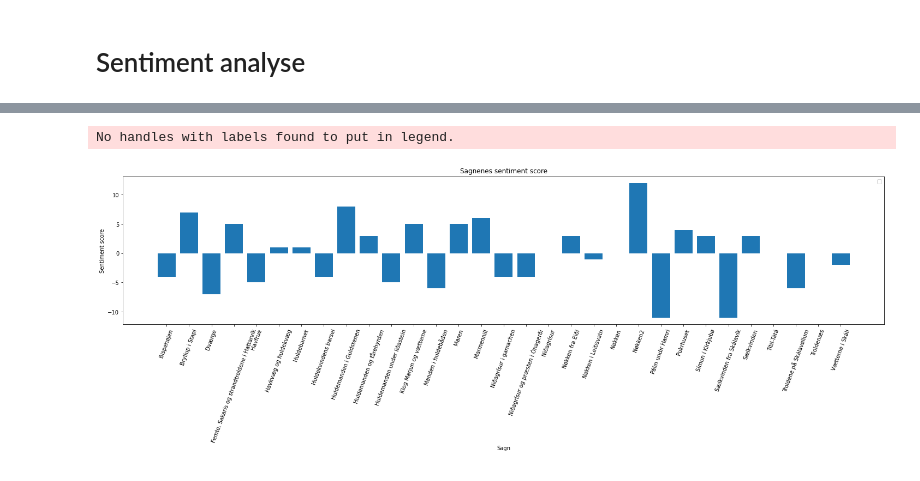
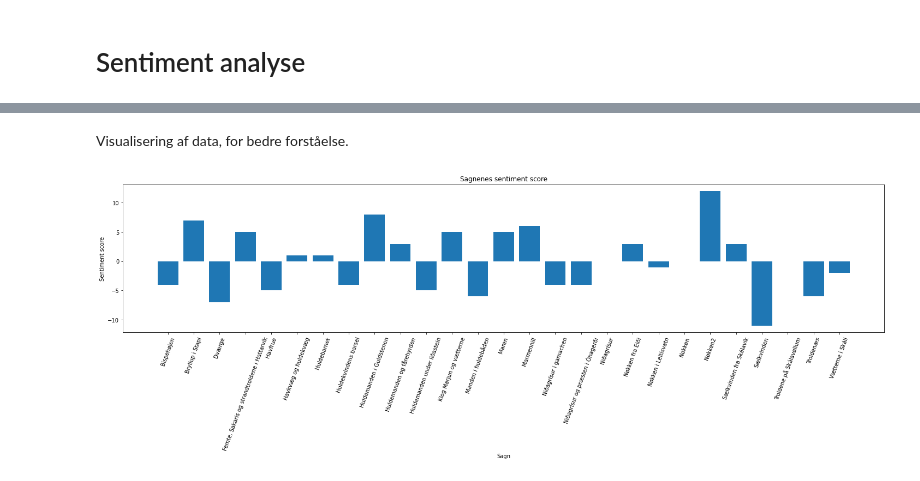
Before and after one commit to HjordisPoulsen/Eksamen, a Jupyter notebook: Eksamens script.ipynb, the cells around one changed output, grey strips where cells are left out. Cells and saved outputs as stored; diff of their text form; code cells hidden in the pictures.

```diff
--- a/Eksamens script.ipynb
+++ b/Eksamens script.ipynb
@@ -439,17 +555,17 @@ df_sagn
+# %% [markdown]
+Visualisering af data, for bedre forståelse.
 # %%
 plt.figure(figsize=(25,5))
 
 plt.title("Sagnenes sentiment score")
 
-plt.bar(df_sagn.Titler,df_sagn.Sentiment_score)
+plt.bar(df_sagn.Titler,df_sagn.Sentiment_score,)
 
 plt.ylabel("Sentiment score")
 plt.xlabel("Sagn")
 plt.xticks(rotation=70)
 
-plt.legend()
 plt.savefig("sagn_score.pdf", bbox_inches = "tight", dpi=200)
 plt.show()
 # %% [output]
-No handles with labels found to put in legend.
-[figure, old version]
+[figure, new version]
```
Also changed, not shown: parts of 53 cells of this notebook.
